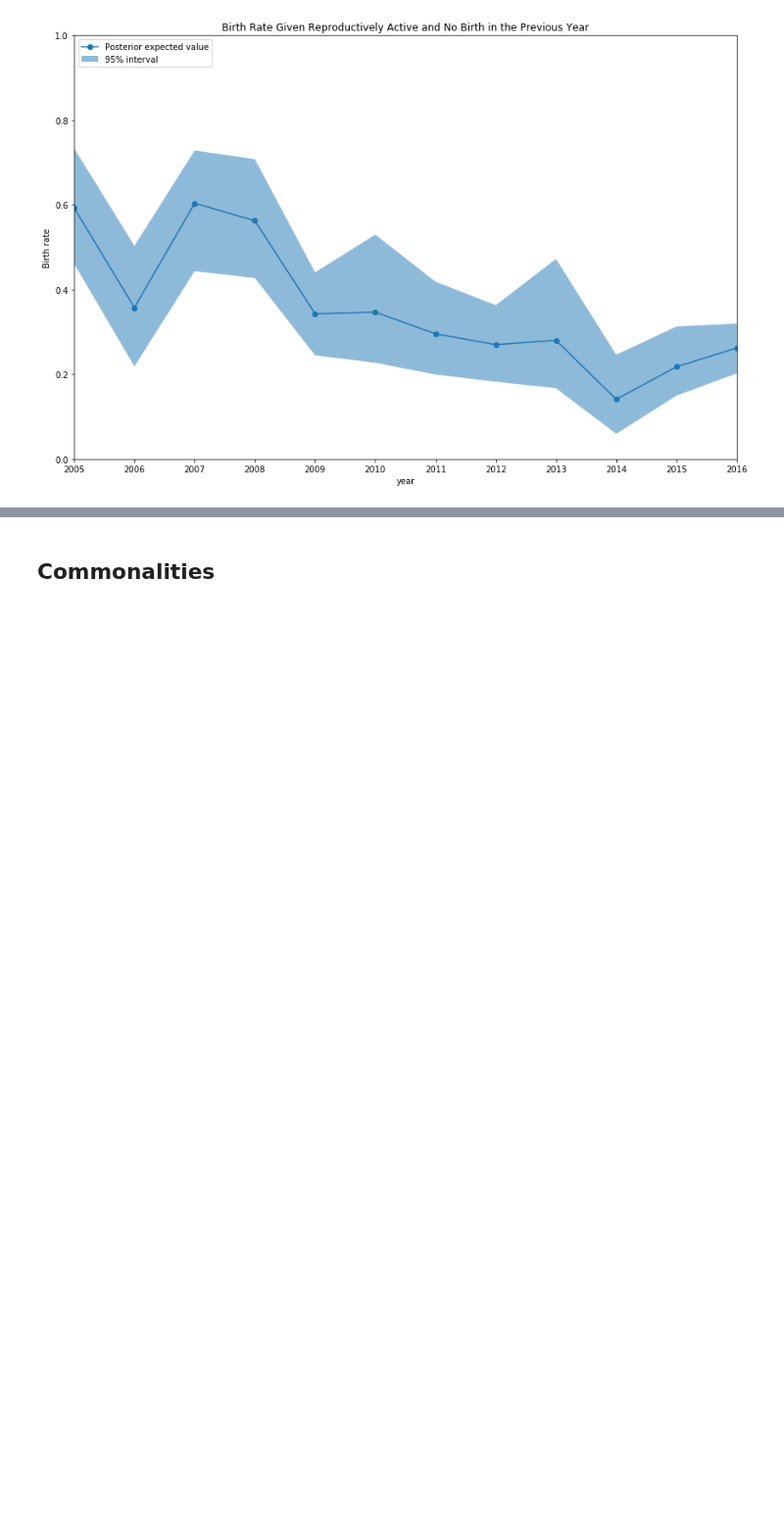
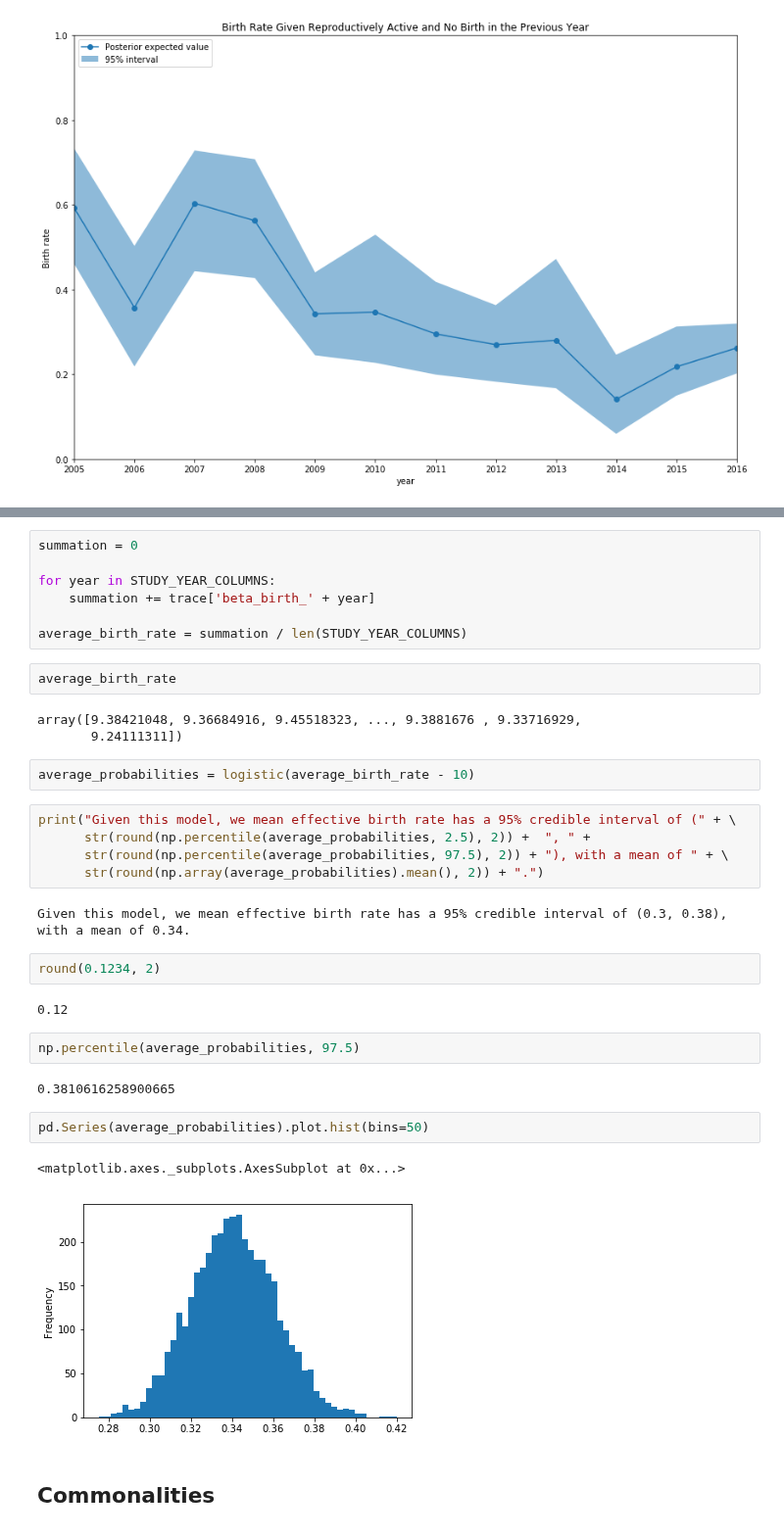
Before and after one commit to Edderic/mics-whales, a Jupyter notebook: mics-whales-new.ipynb, the cells around one changed output, grey strips where cells are left out. Shown at 98% size. Cells and saved outputs as stored; diff of their text form; blank space fills up the shorter version.

```diff
--- a/mics-whales-new.ipynb
+++ b/mics-whales-new.ipynb
@@ -1246,3 +1080,37 @@ plot_trace(trace)
+# %%
+summation = 0
+
+for year in STUDY_YEAR_COLUMNS:
+    summation += trace['beta_birth_' + year]
+
+average_birth_rate = summation / len(STUDY_YEAR_COLUMNS)
+# %%
+average_birth_rate
+# %% [output]
+array([9.38421048, 9.36684916, 9.45518323, ..., 9.3881676 , 9.33716929,
+       9.24111311])
+# %%
+average_probabilities = logistic(average_birth_rate - 10)
+# %%
+print("Given this model, we mean effective birth rate has a 95% credible interval of (" + \
+      str(round(np.percentile(average_probabilities, 2.5), 2)) +  ", " +
+      str(round(np.percentile(average_probabilities, 97.5), 2)) + "), with a mean of " + \
+      str(round(np.array(average_probabilities).mean(), 2)) + ".")
+# %% [output]
+Given this model, we mean effective birth rate has a 95% credible interval of (0.3, 0.38), with a mean of 0.34.
+# %%
+round(0.1234, 2)
+# %% [output]
+0.12
+# %%
+np.percentile(average_probabilities, 97.5)
+# %% [output]
+0.3810616258900665
+# %%
+pd.Series(average_probabilities).plot.hist(bins=50)
+# %% [output]
+<matplotlib.axes._subplots.AxesSubplot at 0x...>
+[figure, added]
 # %% [markdown]
 ## Commonalities
 
```
Also changed, not shown: parts of 13 cells of this notebook.
